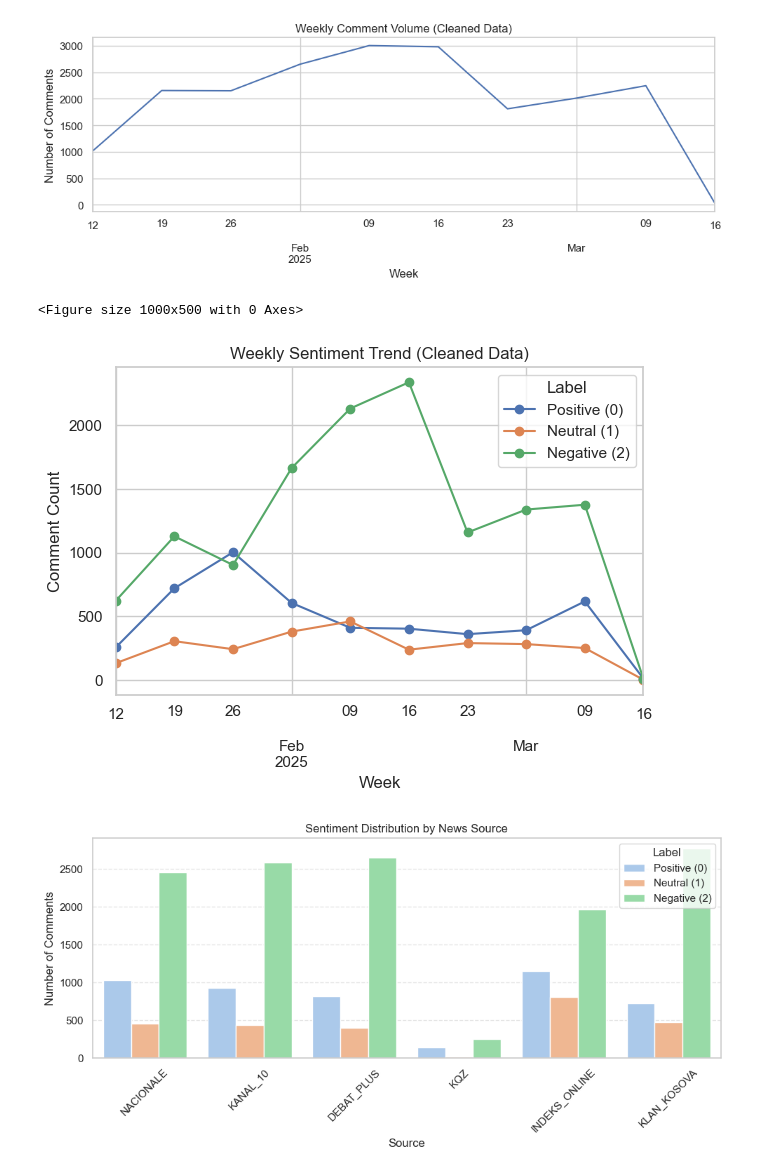
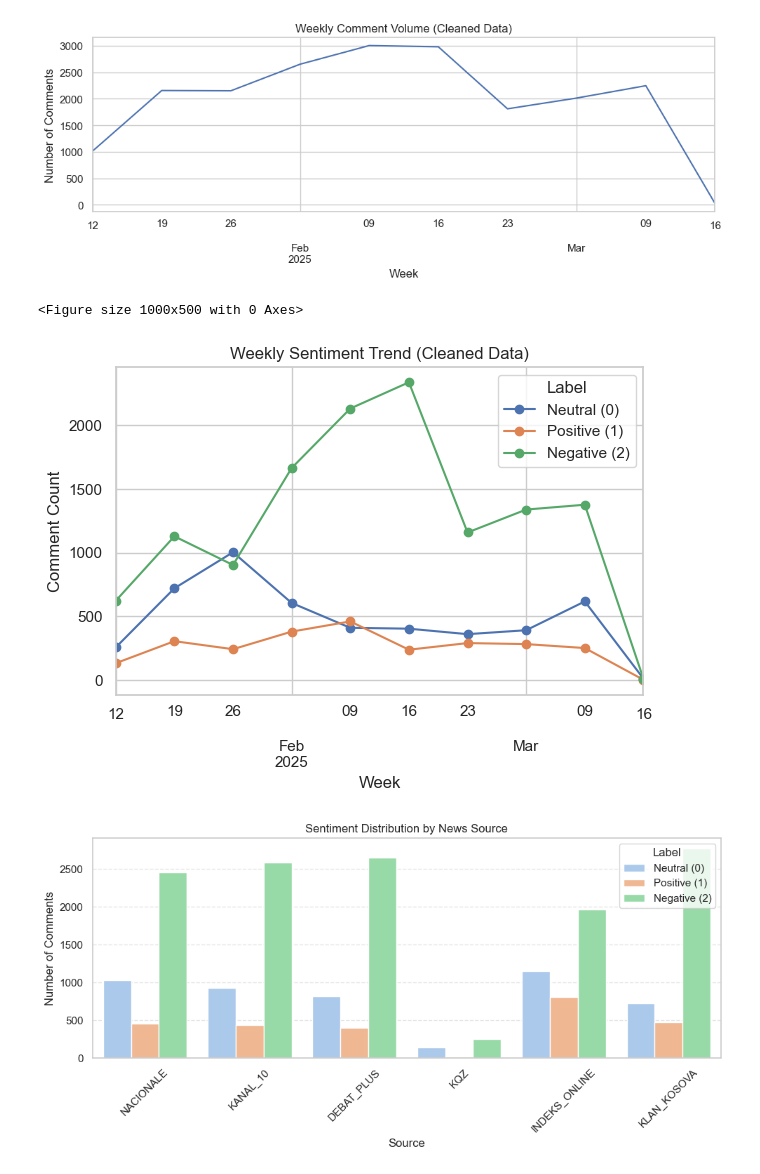
Before and after one commit to Jeta52/KosovoElectionSentiment2025, a Jupyter notebook: dataset_visualization.ipynb, the cells around one changed output. Drawn from its saved outputs; the diff is of its cells as text; code cells hidden in the pictures.

```diff
--- a/dataset_visualization.ipynb
+++ b/dataset_visualization.ipynb
@@ -170,18 +170,18 @@ plt.show()
 # %%
 weekly_sentiment = df_cleaned.resample("W")["label"].value_counts().unstack(fill_value=0)
 
 plt.figure(figsize=(10,5))
 weekly_sentiment.plot(kind="line", marker="o")
 plt.title("Weekly Sentiment Trend (Cleaned Data)")
 plt.xlabel("Week")
 plt.ylabel("Comment Count")
-plt.legend(title="Label", labels=["Positive (0)", "Neutral (1)", "Negative (2)"])
+plt.legend(title="Label", labels=["Neutral (0)", "Positive (1)", "Negative (2)"])
 plt.grid(True)
 plt.tight_layout()
 plt.show()
 # %% [output]
 <Figure size 1000x500 with 0 Axes>
-[figure, old version]
+[figure, new version]
 # %%
 import matplotlib.pyplot as plt
 import seaborn as sns
```
Also changed, not shown: parts of 5 cells of this notebook.
